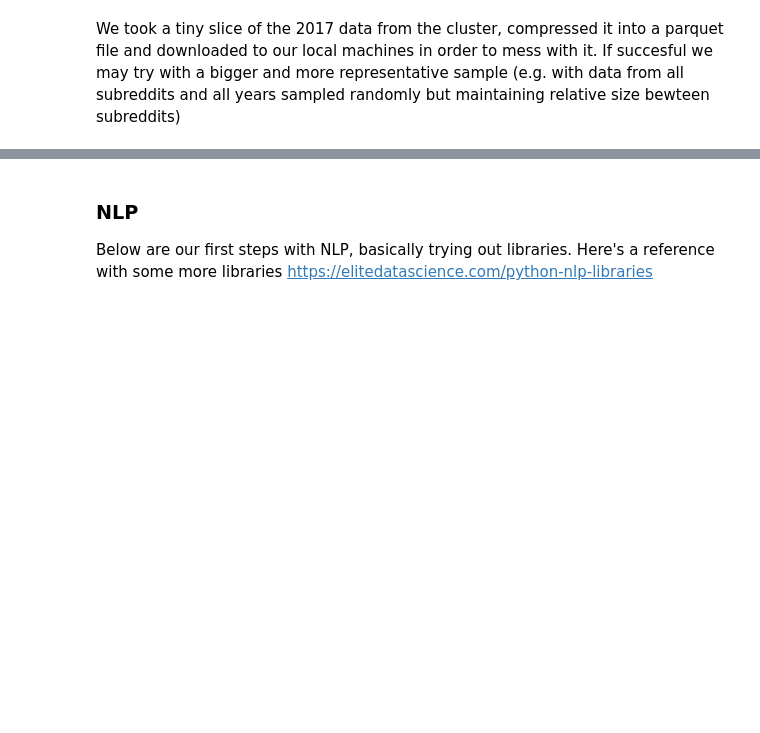
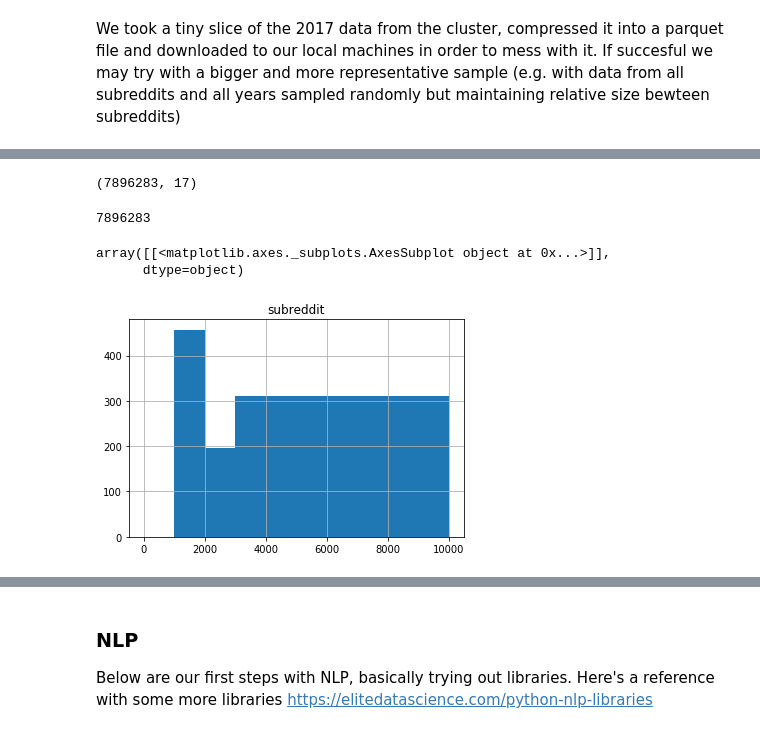
Before and after one commit to VashMKS/ada-project, a Jupyter notebook: Milestone 2.ipynb, the cells around one changed output, grey strips where cells are left out. Cells and saved outputs as stored; diff of their text form; code cells hidden in the pictures; blank space fills up the shorter version.

```diff
--- a/Milestone 2.ipynb
+++ b/Milestone 2.ipynb
@@ -36,0 +182,2 @@ sample = spark.read.parquet(DATA_DIR + 'sample_2017_01.parquet')
+# %%
+df_pd = pd.read_parquet(DATA_DIR + "sliced_2017_posts.parquet") #conda install pyarrow #We get an error if we try to transform the spark dataframe
@@ -36,0 +200,8 @@ sample = spark.read.parquet(DATA_DIR + 'sample_2017_01.parquet')
+# %%
+df_pd.shape
+# %% [output]
+(7896283, 17)
+# %%
+len(df_pd['id'].unique())
+# %% [output]
+7896283
@@ -36,0 +210,6 @@ sample = spark.read.parquet(DATA_DIR + 'sample_2017_01.parquet')
+# %%
+df_pd['subreddit'].value_counts().to_frame()[df_pd['subreddit'].value_counts() > 1000].hist(bins=[10,100,1000,2000,3000,10000])
+# %% [output]
+array([[<matplotlib.axes._subplots.AxesSubplot object at 0x...>]],
+      dtype=object)
+[figure, added]
```
Also changed, not shown: parts of 32 cells of this notebook.
